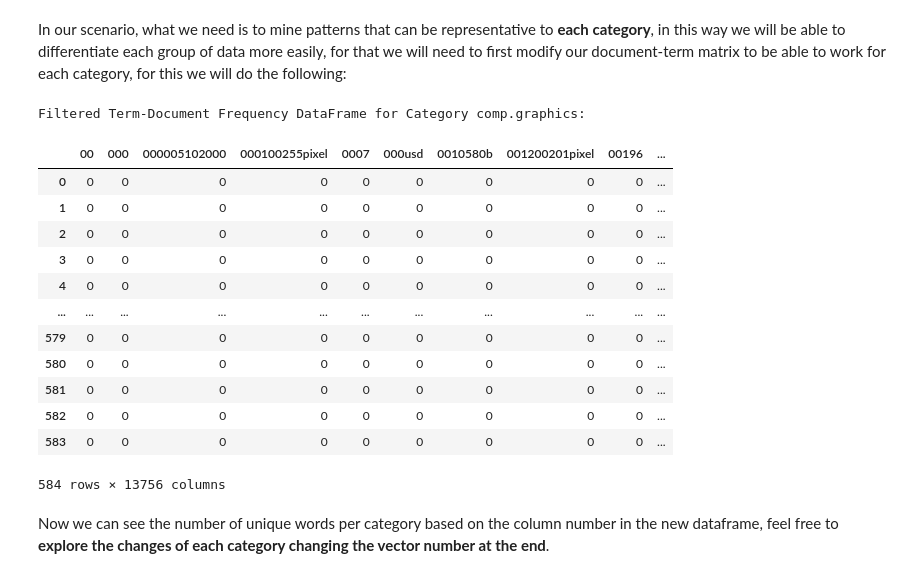
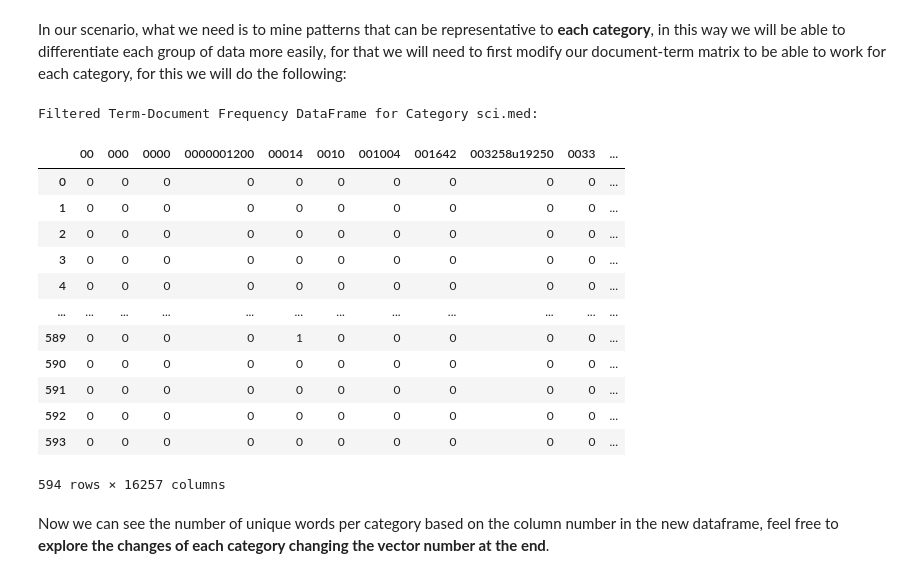
Before and after one commit to zeroannnn/DM2025-Lab1-Exercise, a Jupyter notebook: DM2025-Lab1-Master.ipynb, the cells around one changed output. Saved outputs shown, nothing was run; the diff lists cells and outputs as text; code cells hidden in the pictures.

```diff
--- a/DM2025-Lab1-Master.ipynb
+++ b/DM2025-Lab1-Master.ipynb
@@ -1535,24 +1536,24 @@ for category in categories:
     filt_term_document_dfs[category] = create_term_document_df(category_dfs[category])
 # %%
 # Display the filtered DataFrame for one of the categories, feel free to change the number in the vector
-category_number=0 #You can change it from 0 to 3
+category_number=2 #You can change it from 0 to 3
 print(f"Filtered Term-Document Frequency DataFrame for Category {categories[category_number]}:")
 filt_term_document_dfs[categories[category_number]]
 # %% [output]
-Filtered Term-Document Frequency DataFrame for Category comp.graphics:
+Filtered Term-Document Frequency DataFrame for Category sci.med:
-|  | 00 | 000 | 000005102000 | 000100255pixel | 0007 | 000usd | 0010580b | 001200201pixel | 00196 | ... |
-| 0 | 0 | 0 | 0 | 0 | 0 | 0 | 0 | 0 | 0 | ... |
-| 1 | 0 | 0 | 0 | 0 | 0 | 0 | 0 | 0 | 0 | ... |
-| 2 | 0 | 0 | 0 | 0 | 0 | 0 | 0 | 0 | 0 | ... |
-| 3 | 0 | 0 | 0 | 0 | 0 | 0 | 0 | 0 | 0 | ... |
-| 4 | 0 | 0 | 0 | 0 | 0 | 0 | 0 | 0 | 0 | ... |
-| ... | ... | ... | ... | ... | ... | ... | ... | ... | ... | ... |
-| 579 | 0 | 0 | 0 | 0 | 0 | 0 | 0 | 0 | 0 | ... |
-| 580 | 0 | 0 | 0 | 0 | 0 | 0 | 0 | 0 | 0 | ... |
-| 581 | 0 | 0 | 0 | 0 | 0 | 0 | 0 | 0 | 0 | ... |
-| 582 | 0 | 0 | 0 | 0 | 0 | 0 | 0 | 0 | 0 | ... |
-| 583 | 0 | 0 | 0 | 0 | 0 | 0 | 0 | 0 | 0 | ... |
+|  | 00 | 000 | 0000 | 0000001200 | 00014 | 0010 | 001004 | 001642 | 003258u19250 | 0033 | ... |
+| 0 | 0 | 0 | 0 | 0 | 0 | 0 | 0 | 0 | 0 | 0 | ... |
+| 1 | 0 | 0 | 0 | 0 | 0 | 0 | 0 | 0 | 0 | 0 | ... |
+| 2 | 0 | 0 | 0 | 0 | 0 | 0 | 0 | 0 | 0 | 0 | ... |
+| 3 | 0 | 0 | 0 | 0 | 0 | 0 | 0 | 0 | 0 | 0 | ... |
+| 4 | 0 | 0 | 0 | 0 | 0 | 0 | 0 | 0 | 0 | 0 | ... |
+| ... | ... | ... | ... | ... | ... | ... | ... | ... | ... | ... | ... |
+| 589 | 0 | 0 | 0 | 0 | 1 | 0 | 0 | 0 | 0 | 0 | ... |
+| 590 | 0 | 0 | 0 | 0 | 0 | 0 | 0 | 0 | 0 | 0 | ... |
+| 591 | 0 | 0 | 0 | 0 | 0 | 0 | 0 | 0 | 0 | 0 | ... |
+| 592 | 0 | 0 | 0 | 0 | 0 | 0 | 0 | 0 | 0 | 0 | ... |
+| 593 | 0 | 0 | 0 | 0 | 0 | 0 | 0 | 0 | 0 | 0 | ... |
-584 rows × 13756 columns
+594 rows × 16257 columns
 # %% [markdown]
 Now we can see the number of unique words per category based on the column number in the new dataframe, feel free to **explore the changes of each category changing the vector number at the end**.
 # %% [markdown]
```
Also changed, not shown: parts of 37 cells of this notebook, 9 other files.
